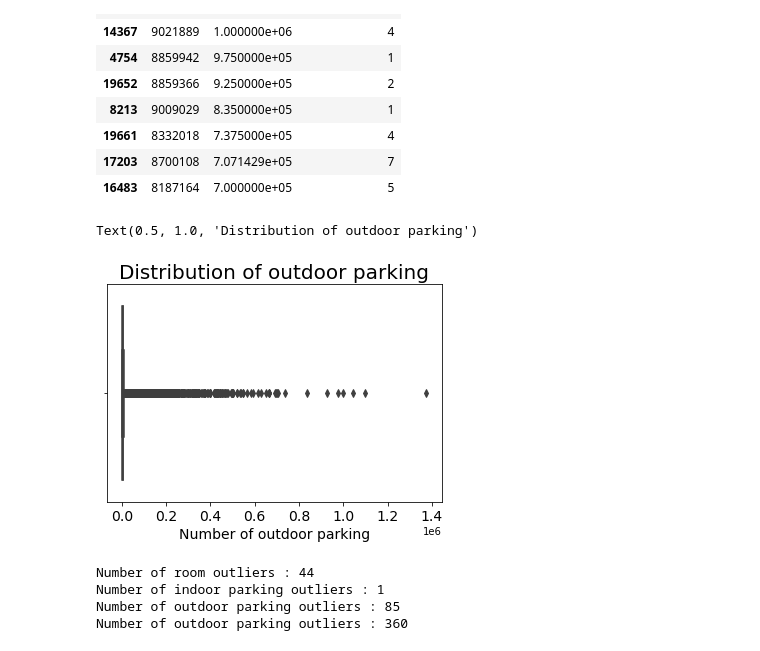
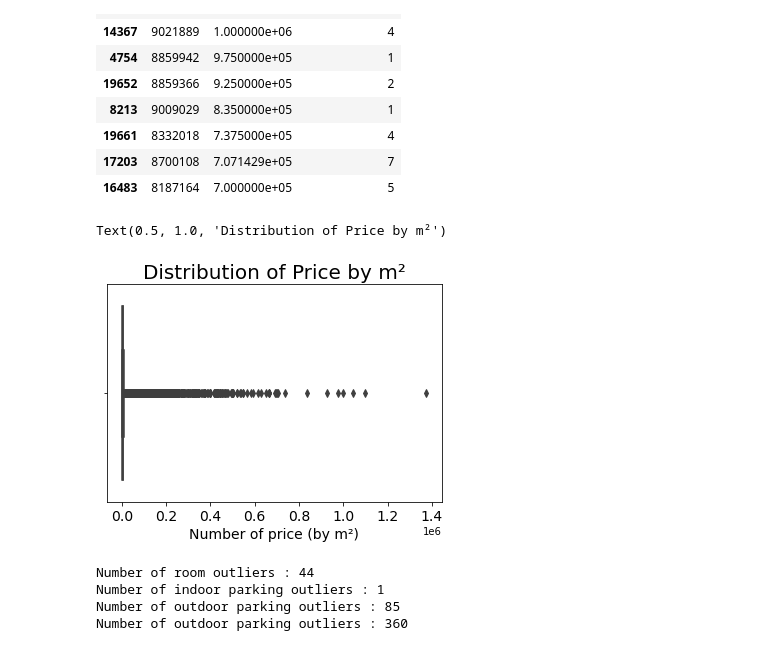
Before and after one commit to abdellahML/challenge-data-analysis, a Jupyter notebook: Codes/interpretation.ipynb, the cells around one changed output. Saved outputs shown, nothing was run; the diff lists cells and outputs as text; code cells hidden in the pictures.

```diff
--- a/Codes/interpretation.ipynb
+++ b/Codes/interpretation.ipynb
@@ -144,11 +144,11 @@ price_outliers[["id","price_by_m2","square_metres"]].sort_values(by="price_by_m2
 # %%
 ax = sns.boxplot(df.price_by_m2)
 plt.xticks(fontsize=14)
-plt.xlabel('Number of outdoor parking', fontsize=14)
-plt.title('Distribution of outdoor parking', fontsize=20)
+plt.xlabel('Number of price (by m²)', fontsize=14)
+plt.title('Distribution of Price by m²', fontsize=20)
 # %% [output]
-Text(0.5, 1.0, 'Distribution of outdoor parking')
+Text(0.5, 1.0, 'Distribution of Price by m²')
-[figure, old version]
+[figure, new version]
 # %%
 print(f"Number of room outliers : {len(room_outliers)}")
 print(f"Number of indoor parking outliers : {len(parking_in_outliers)}")
```
Also changed, not shown: parts of 6 cells of this notebook.
